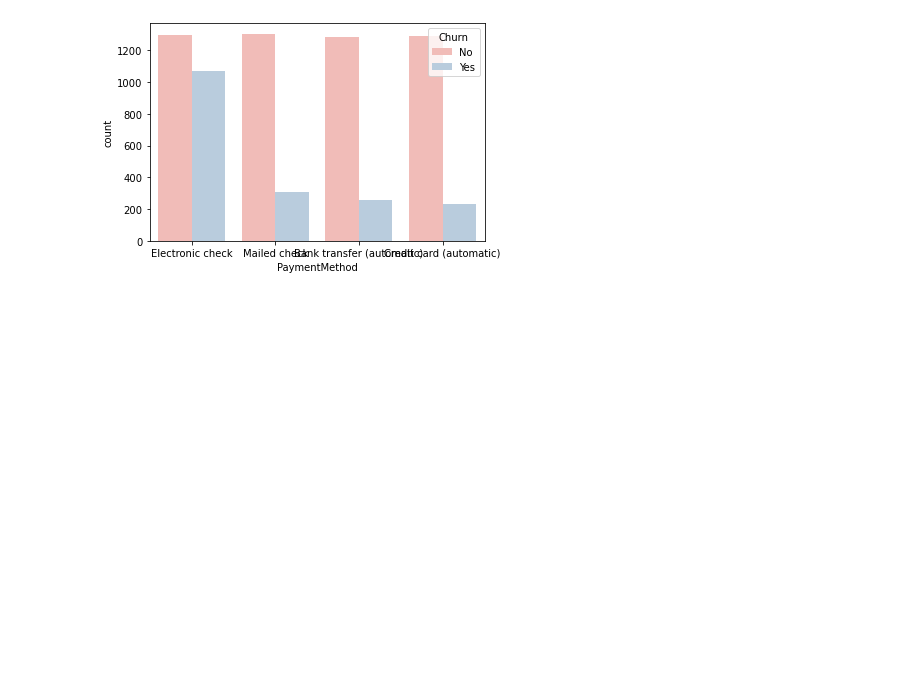
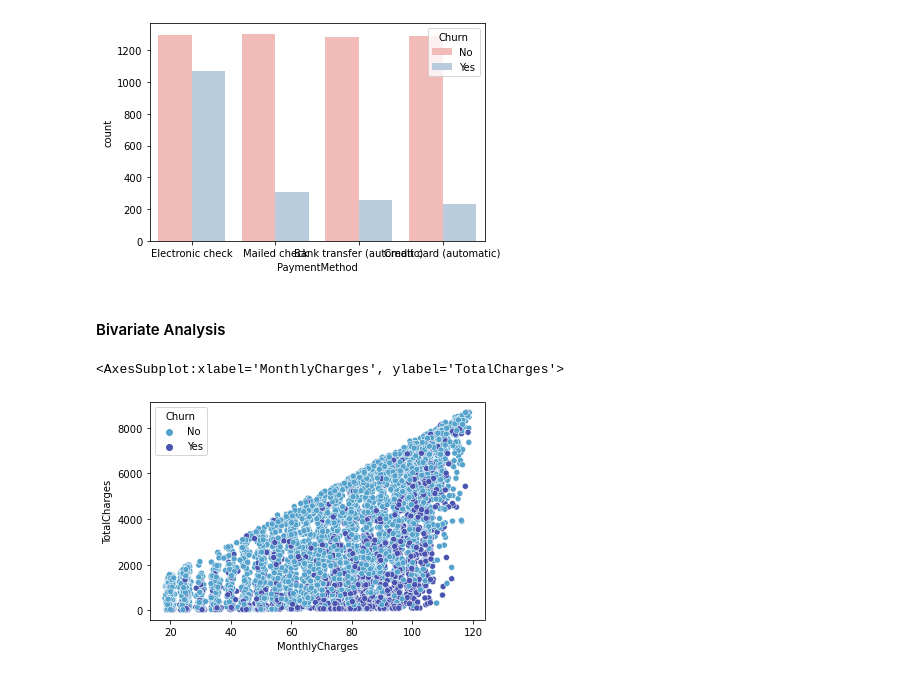
Before and after one commit to Ammon21/Telecom-Customer-Churn, a Jupyter notebook: notebook/main.ipynb, the cells around one changed output. Saved outputs shown, nothing was run; the diff lists cells and outputs as text; code cells hidden in the pictures; blank space fills up the shorter version.

Commit message:
multivariate analysis

```diff
--- a/notebook/main.ipynb
+++ b/notebook/main.ipynb
@@ -196,3 +196,11 @@ sns.countplot(df.PaymentMethod, hue=df.Churn)
 # %% [output]
 <AxesSubplot:xlabel='PaymentMethod', ylabel='count'>
 [figure]
+# %% [markdown]
+#### Bivariate Analysis
+# %%
+sns.set_palette('icefire')
+sns.scatterplot(dfx.MonthlyCharges, dfx.TotalCharges, hue=dfx.Churn)
+# %% [output]
+<AxesSubplot:xlabel='MonthlyCharges', ylabel='TotalCharges'>
+[figure, added]
```
Also changed, not shown: parts of 5 cells of this notebook.
